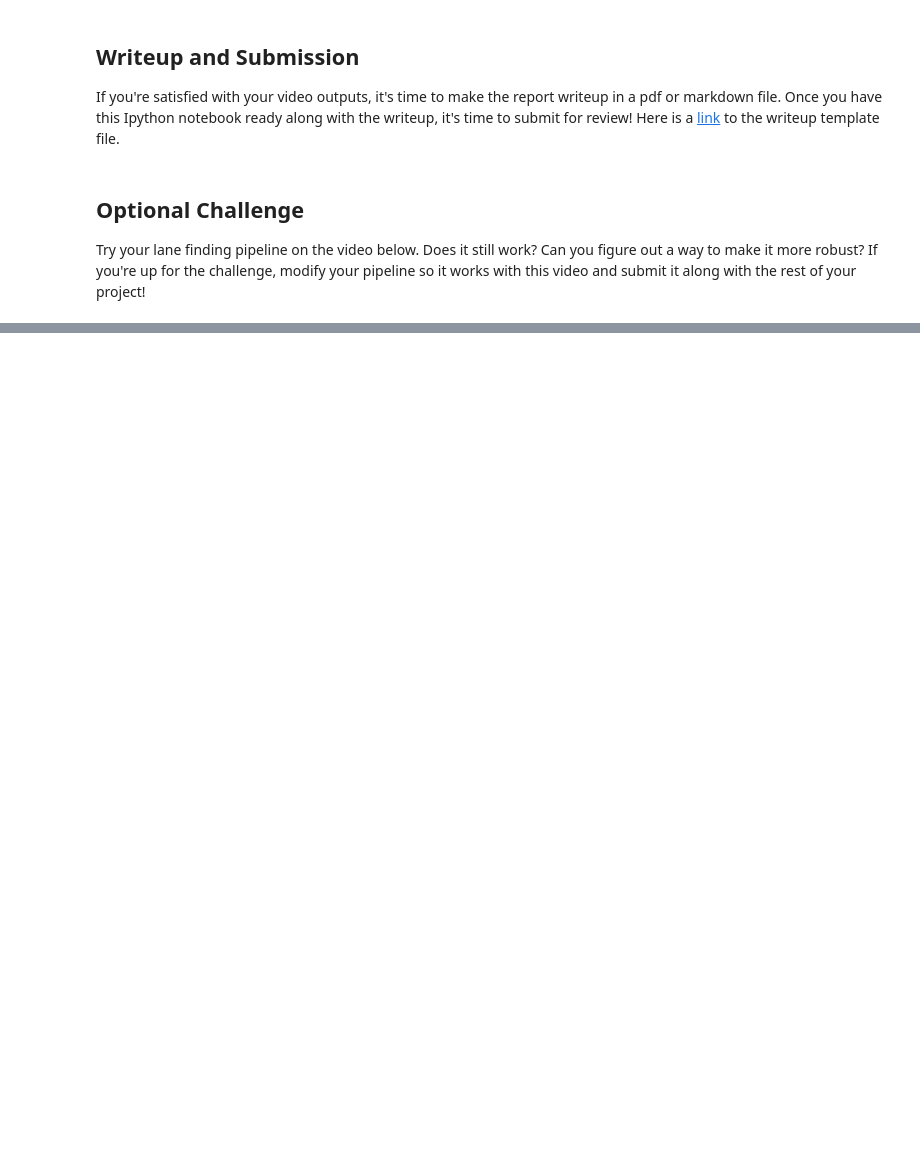
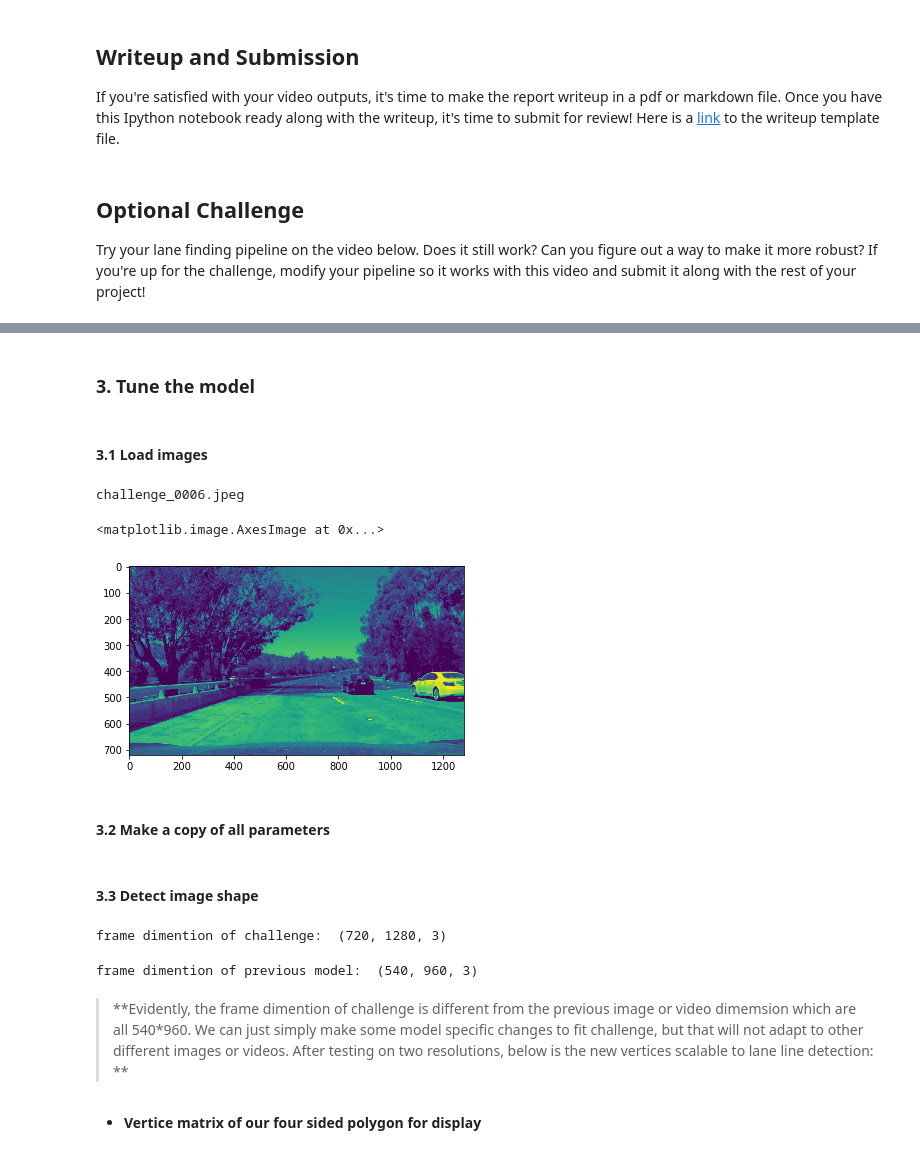
Before and after one commit to wizardkeven/CarND-LaneLines-P1, a Jupyter notebook: P1.ipynb, the cells around one changed output, grey strips where cells are left out. Drawn from its saved outputs; the diff is of its cells as text; code cells hidden in the pictures; blank space fills up the shorter version.

Commit message:
finish challenge

```diff
--- a/P1.ipynb
+++ b/P1.ipynb
@@ -520,0 +556,26 @@ HTML("""
+# %% [markdown]
+### 3. Tune the model ###
+# %% [markdown]
+#### 3.1 Load images ####
+# %%
+#load images from folder
+c_images = [] # image containaer
+c_image_dir = 'debug_challenge_images/'
+for file_name in os.listdir(c_image_dir):
+    img = mpimg.imread(os.path.join(c_image_dir,file_name))
+    if img is not None:
+        c_images.append([file_name,img])
+# %%
+#show one captured image
+c_test_image = c_images[3][1]
+print(c_images[3][0])
+gray_im = grayscale(c_test_image)
+# mc.imsave('debug_challenge_images/g_pic.jpg',g_pic)
+# r_g_pic = mpimg.imread('debug_challenge_images/g_pic.jpg')
+plt.imshow(gray_im)
+# %% [output]
+challenge_0006.jpeg
+<matplotlib.image.AxesImage at 0x...>
+[figure, added]
+# %% [markdown]
+#### 3.2 Make a copy of all parameters ####
@@ -520,0 +595,13 @@ HTML("""
+# %% [markdown]
+#### 3.3 Detect image shape ####
+# %%
+c_imshape = c_images[0][1].shape
+print('frame dimention of challenge: ',c_imshape)
+# %% [output]
+frame dimention of challenge:  (720, 1280, 3)
+# %%
+print('frame dimention of previous model: ',images[0][1].shape)
+# %% [output]
+frame dimention of previous model:  (540, 960, 3)
+# %% [markdown]
+> **Evidently, the frame dimention of challenge is different from the previous image or video dimemsion which are all 540*960. We can just simply make some model specific changes to fit challenge, but that will not adapt to other different images or videos. After testing on two resolutions, below is the new vertices scalable to lane line detection: **
@@ -520,0 +615,2 @@ HTML("""
+# %% [markdown]
+* **Vertice matrix of our four sided polygon for display**
```
Also changed, not shown: parts of 40 cells of this notebook, 8 other files.
